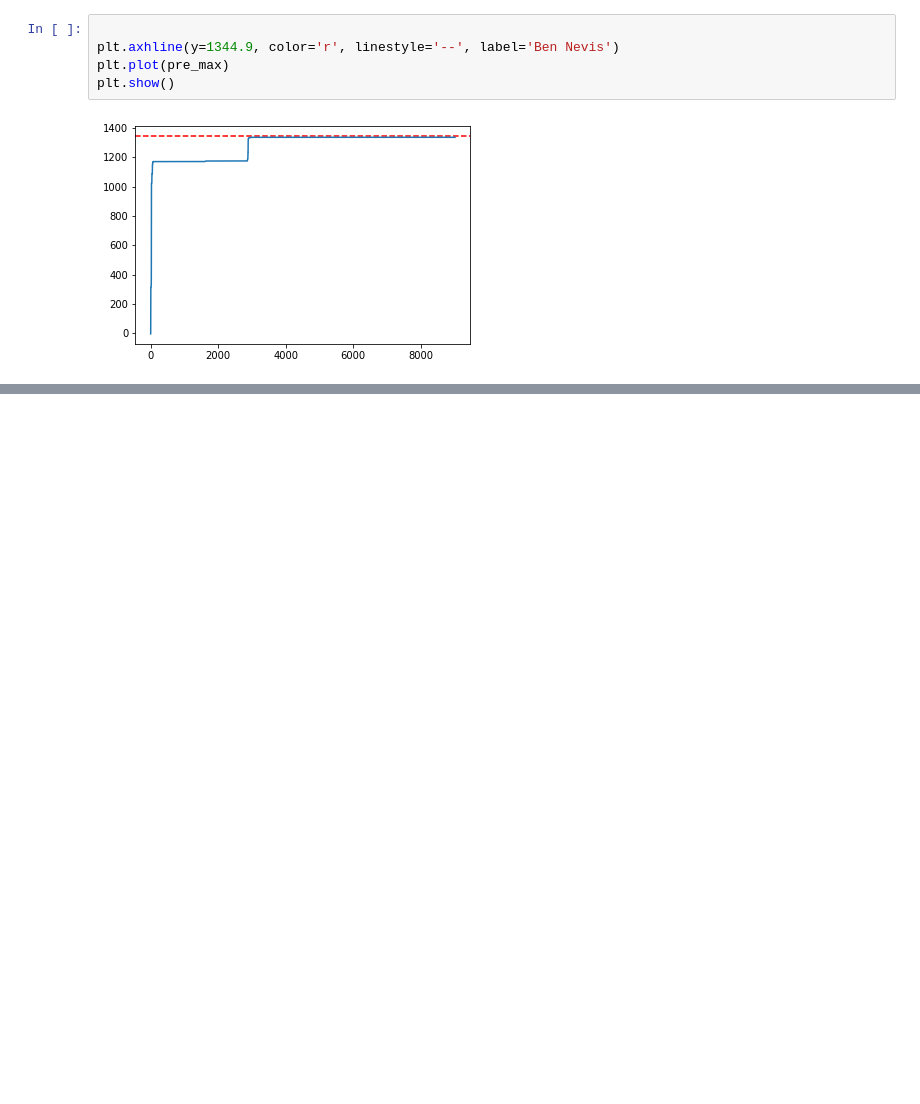
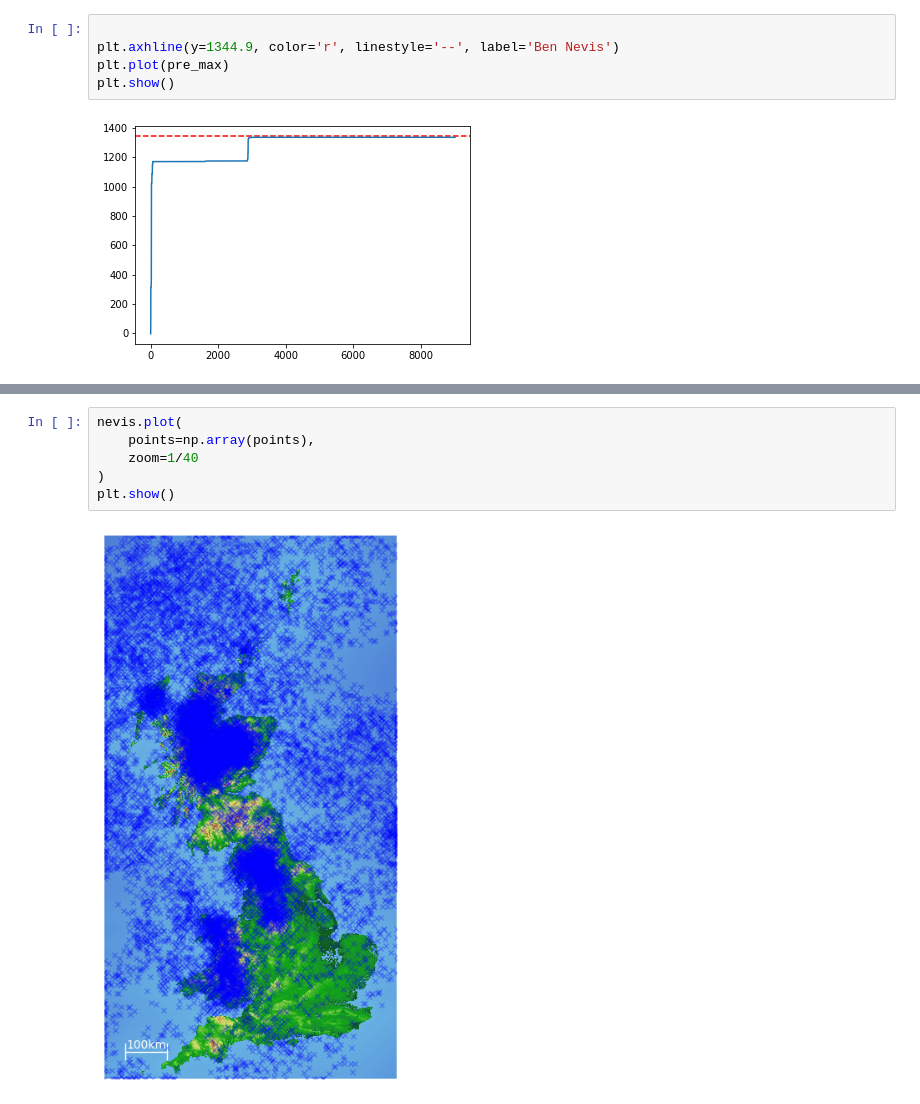
Before and after one commit to CardiacModelling/BenNevisBenchmark, a Jupyter notebook: simulated_annealing.ipynb, the cells around one changed output, grey strips where cells are left out. Cells and saved outputs as stored; diff of their text form; blank space fills up the shorter version.

```diff
--- a/simulated_annealing.ipynb
+++ b/simulated_annealing.ipynb
@@ -60,0 +138,8 @@ plt.show()
+# %%
+nevis.plot(
+    points=np.array(points),
+    zoom=1/40
+)
+plt.show()
+# %% [output]
+[figure, added]
```
Also changed, not shown: parts of 4 cells of this notebook, 1 other file.
